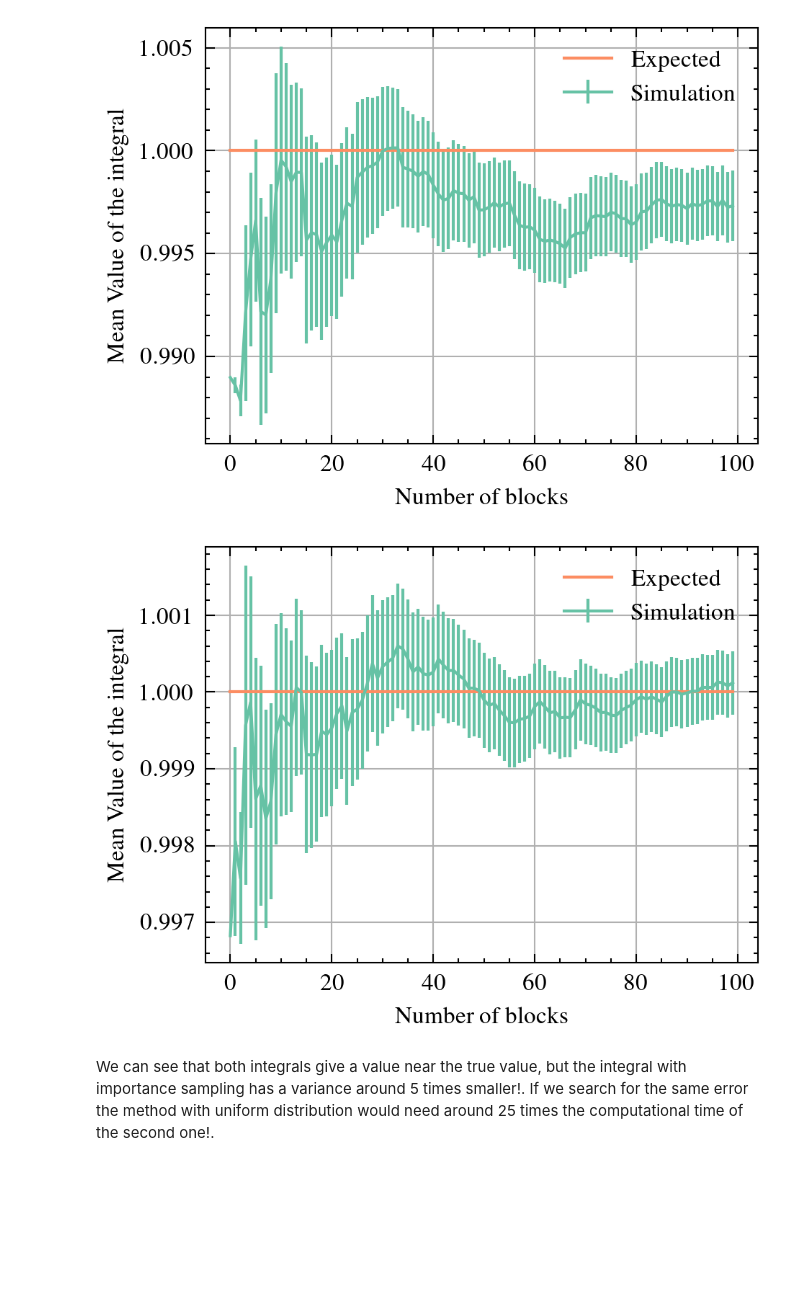
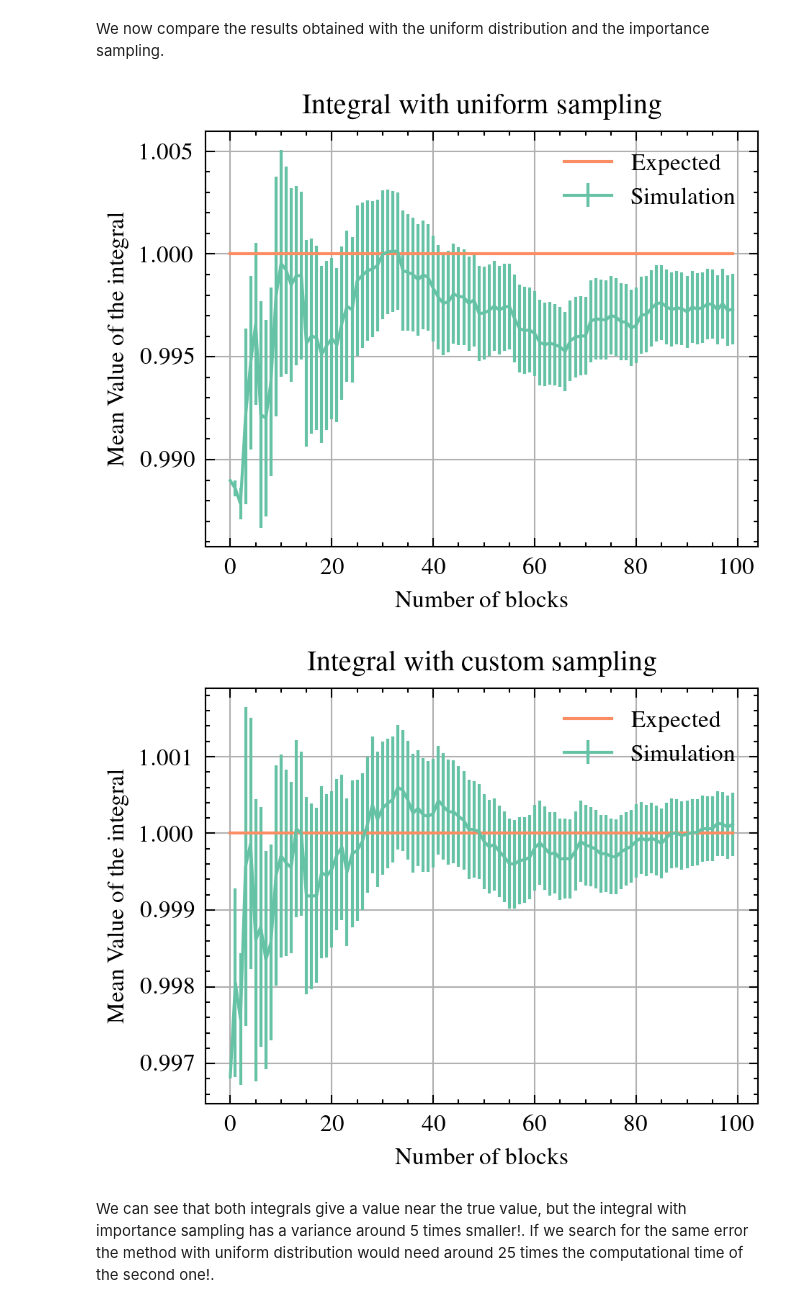
Before and after one commit to Mattia04/LSN, a Jupyter notebook: Exercises/Exercises_02/Exercises_02.ipynb, the cells around one changed output. Drawn from its saved outputs; the diff is of its cells as text; code cells hidden in the pictures; blank space fills up the shorter version.

```diff
--- a/Exercises/Exercises_02/Exercises_02.ipynb
+++ b/Exercises/Exercises_02/Exercises_02.ipynb
@@ -105,7 +105,7 @@ plt.rcParams["axes.prop_cycle"] = cycler(color=colors)
 
 plt.rcParams["figure.dpi"] = 300
 # %%
-def plot_integral(filename: str, expected_value: float) -> None:
+def plot_integral(filename: str, expected_value: float, title: str) -> None:
     data = np.loadtxt(filename)
 
     blocks = np.arange(data.shape[0])
@@ -117,19 +117,22 @@ def plot_integral(filename: str, expected_value: float) -> None:
 
     plt.xlabel("Number of blocks")
     plt.ylabel("Mean Value of the integral")
+    plt.title(title)
 
     plt.legend()
     plt.grid(True)
 
     plt.plot()
+# %% [markdown]
+We now compare the results obtained with the uniform distribution and the importance sampling.
 # %%
-plot_integral("./Exer_02_01/integral_uniform.dat", 1)
+plot_integral("./Exer_02_01/integral_uniform.dat", 1, "Integral with uniform sampling")
 # %% [output]
-[figure, old version]
+[figure, new version]
 # %%
-plot_integral("./Exer_02_01/integral_custom.dat", 1)
+plot_integral("./Exer_02_01/integral_custom.dat", 1, "Integral with custom sampling")
 # %% [output]
-[figure, old version]
+[figure, new version]
 # %% [markdown]
 We can see that both integrals give a value near the true value, but the integral with importance sampling has a variance around 5 times smaller!. If we search for the same error the method with uniform distribution would need around 25 times the computational time of the second one!.
 # %% [markdown]
```
Also changed, not shown: parts of 6 cells of this notebook.
